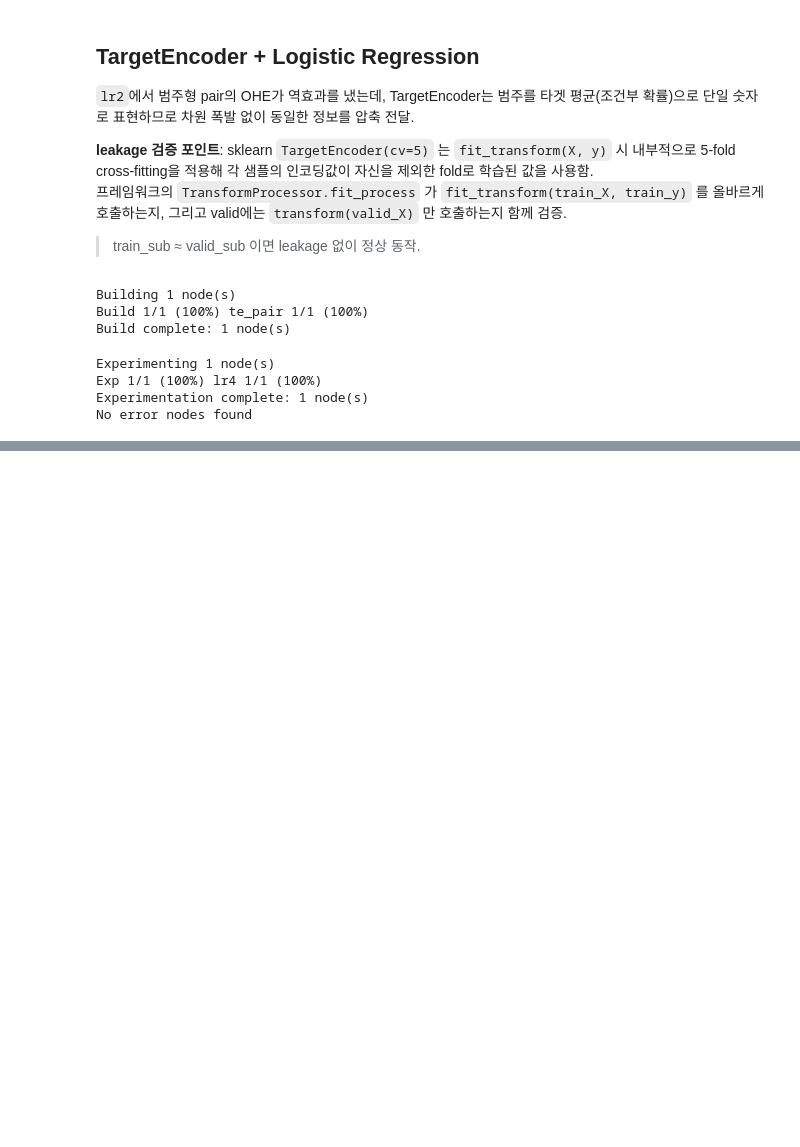
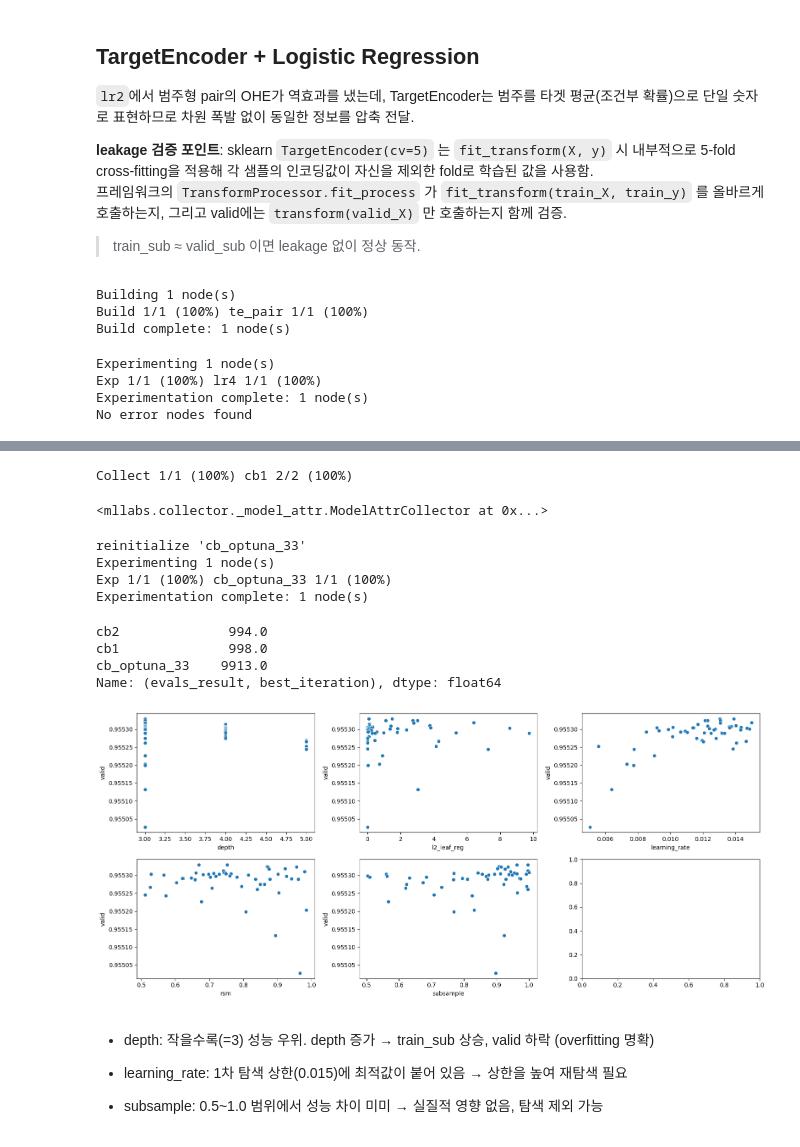
Before and after one commit to sunkusun9/ml-labs, a Jupyter notebook: examples/kaggle_s6e2/Heart.ipynb, the cells around one changed output, grey strips where cells are left out. Saved outputs shown, nothing was run; the diff lists cells and outputs as text; code cells hidden in the pictures; blank space fills up the shorter version.

```diff
--- a/examples/kaggle_s6e2/Heart.ipynb
+++ b/examples/kaggle_s6e2/Heart.ipynb
@@ -1584,0 +1866,11 @@ TargetEncoder의 cv=5 cross-fitting은 train 내부 leakage를 추가로 방지.
+# %%
+e_aml.set_grp('cb_subsample', parent='cb', params={'iterations': 10000, 'depth': 3, 'rsm': 0.75})
+
+for subsample in [0.75, 0.5, 0.25]:
+    node_name = f'cb_subsample_{subsample}'
+    e_aml.set_node(
+        node_name, grp='cb_rsm',
+        edges={'X': [(None, X_all)]},
+        params={'subsample': subsample}
+    )
+e_aml.exp()
@@ -1584,0 +1922,11 @@ TargetEncoder의 cv=5 cross-fitting은 train 내부 leakage를 추가로 방지.
+# %%
+e_aml.set_grp('cb_border_count', parent='cb', params={'iterations': 10000, 'depth': 3, 'rsm': 0.75})
+
+for border_count in [127, 511]:
+    node_name = f'cb_border_count_{border_count}'
+    e_aml.set_node(
+        node_name, grp='cb_border_count',
+        edges={'X': [(None, X_all)]},
+        params={'border_count': border_count}
+    )
+e_aml.exp('cb_border_count_.*')
@@ -1584,0 +1994,9 @@ TargetEncoder의 cv=5 cross-fitting은 train 내부 leakage를 추가로 방지.
+# %%
+df_cb_optuna =e_aml.pipeline.compare_nodes(
+    e_aml.pipeline.get_node_names('cb_optuna.*')
+)['CatBoostClassifier'].join(
+    e_aml.collectors['AUC'].get_metrics_agg(
+        'cb_optuna.*'
+    )[0][['valid']].stack().rename('AUC').to_frame().unstack()
+).sort_values(('AUC', 'valid'), ascending=False)
+df_cb_optuna.iloc[:10]
@@ -1584,0 +2032,49 @@ TargetEncoder의 cv=5 cross-fitting은 train 내부 leakage를 추가로 방지.
+# %%
+# Forget Collecting evals_results
+# After finalize, cannot obtain the instance.
+e_aml.add_collector(
+    ModelAttrCollector('cb_evals_results', Connector(processor=cb.CatBoostClassifier), 'evals_result')
+)
+# %% [output]
+Collect 1/1 (100%) cb1 2/2 (100%)
+<mllabs.collector._model_attr.ModelAttrCollector at 0x...>
+# %%
+# Before execute exp, No needs to reinitialize
+e_aml.reinitialize([best_node])
+e_aml.exp([best_node])
+# %% [output]
+reinitialize 'cb_optuna_33'
+Experimenting 1 node(s)
+Exp 1/1 (100%) cb_optuna_33 1/1 (100%)
+Experimentation complete: 1 node(s)
+# %%
+d = e_aml.collectors['cb_evals_results'].get_attrs()
+s_best_iteration = pd.Series({
+    k: np.mean(
+        [[j.unstack().unstack()[('validation', 'AUC')].argmax() for j in i] for i in v]
+    )
+    for k, v in d.items()
+}, name=('evals_result', 'best_iteration'))
+s_best_iteration
+# %% [output]
+cb2              994.0
+cb1              998.0
+cb_optuna_33    9913.0
+Name: (evals_result, best_iteration), dtype: float64
+# %%
+X_params = ['depth', 'l2_leaf_reg', 'learning_rate',	'rsm', 'subsample']
+_, axes = plt.subplots(2, 3, figsize = (16, 7))
+for i, ax in zip(X_params, axes.flatten()):
+    sns.scatterplot(
+        df_cb_optuna.T.reset_index(0, drop=True).T, x = i, y = 'valid', ax = ax
+    )
+plt.tight_layout()
+plt.show()
+# %% [output]
+[figure, added]
+# %% [markdown]
+- depth: 작을수록(=3) 성능 우위. depth 증가 → train_sub 상승, valid 하락 (overfitting 명확)
+
+- learning_rate: 1차 탐색 상한(0.015)에 최적값이 붙어 있음 → 상한을 높여 재탐색 필요
+
+- subsample: 0.5~1.0 범위에서 성능 차이 미미 → 실질적 영향 없음, 탐색 제외 가능
```
Also changed, not shown: parts of 136 cells of this notebook, 5 other files.
